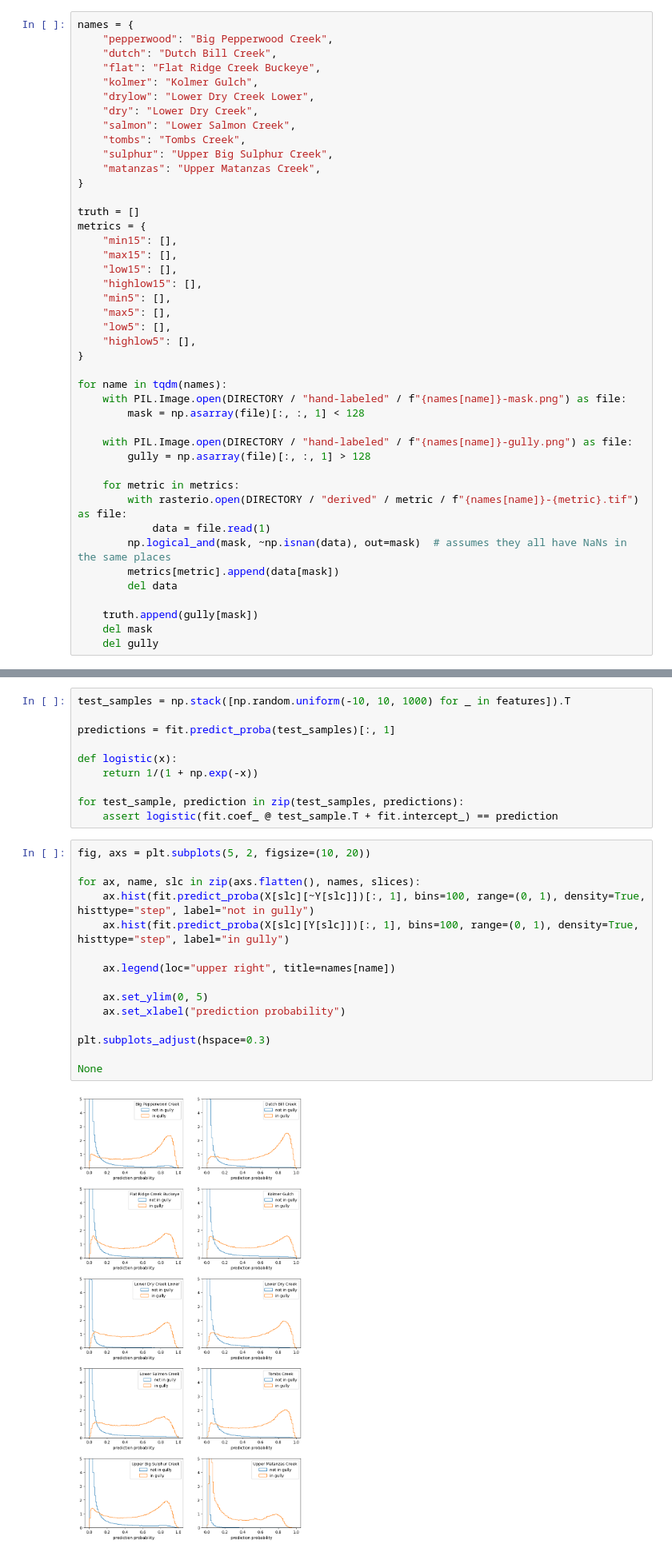
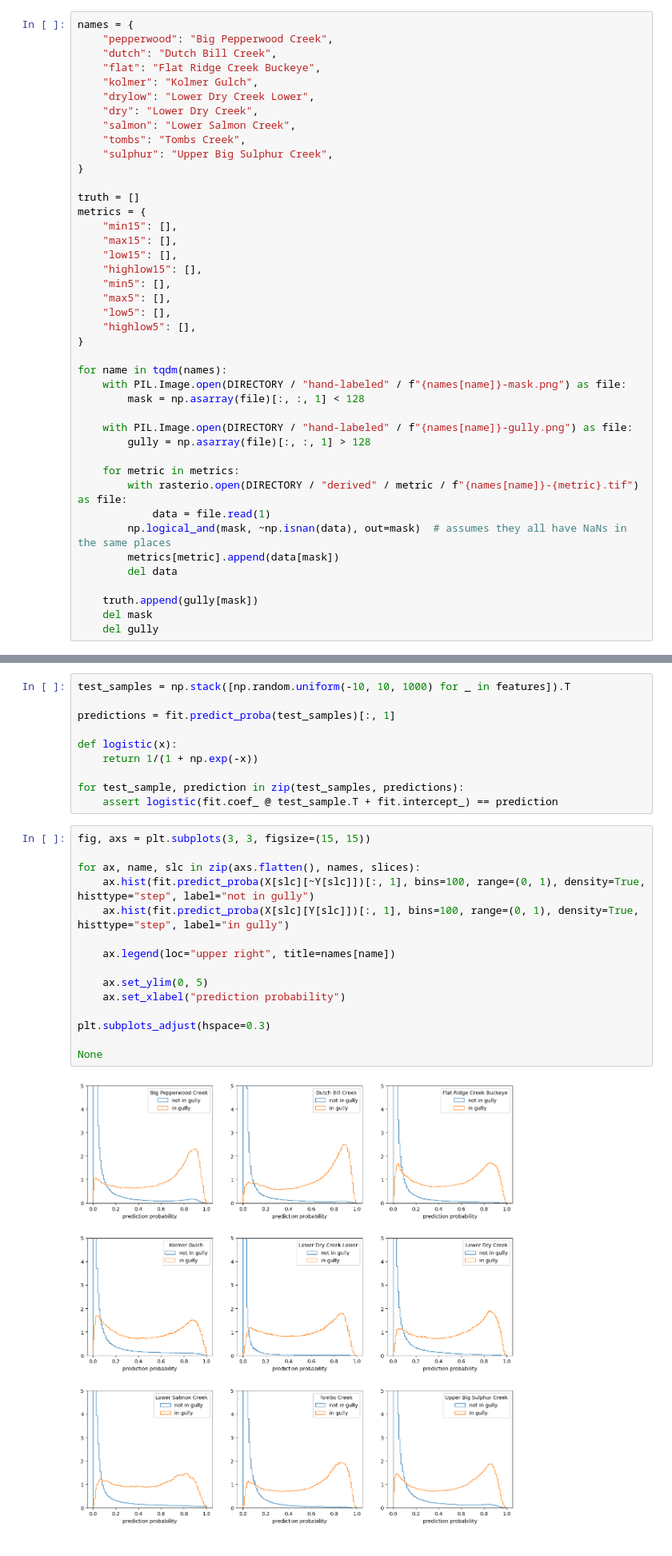
Before and after one commit to dsi-rse/gully-map, a Jupyter notebook: notebooks/fit-to-hand-labeled-data.ipynb, the cells around one changed output, grey strips where cells are left out. Shown: that part at 80% size. Cells and saved outputs as stored; diff of their text form.

Commit message:
dropped Upper Matanzas Creek; fitting to 9 watersheds

```diff
--- a/notebooks/fit-to-hand-labeled-data.ipynb
+++ b/notebooks/fit-to-hand-labeled-data.ipynb
@@ -23,7 +23,6 @@ names = {
     "salmon": "Lower Salmon Creek",
     "tombs": "Tombs Creek",
     "sulphur": "Upper Big Sulphur Creek",
-    "matanzas": "Upper Matanzas Creek",
 }
 
 truth = []
@@ -164,19 +163,19 @@ def logistic(x):
 for test_sample, prediction in zip(test_samples, predictions):
     assert logistic(fit.coef_ @ test_sample.T + fit.intercept_) == prediction
 # %%
-fig, axs = plt.subplots(5, 2, figsize=(10, 20))
+fig, axs = plt.subplots(3, 3, figsize=(15, 15))
 
 for ax, name, slc in zip(axs.flatten(), names, slices):
     ax.hist(fit.predict_proba(X[slc][~Y[slc]])[:, 1], bins=100, range=(0, 1), density=True, histtype="step", label="not in gully")
     ax.hist(fit.predict_proba(X[slc][Y[slc]])[:, 1], bins=100, range=(0, 1), density=True, histtype="step", label="in gully")
 
     ax.legend(loc="upper right", title=names[name])
 
     ax.set_ylim(0, 5)
     ax.set_xlabel("prediction probability")
 
 plt.subplots_adjust(hspace=0.3)
 
 None
 # %% [output]
-[figure, old version]
+[figure, new version]
```
Also changed, not shown: parts of 7 cells of this notebook.
